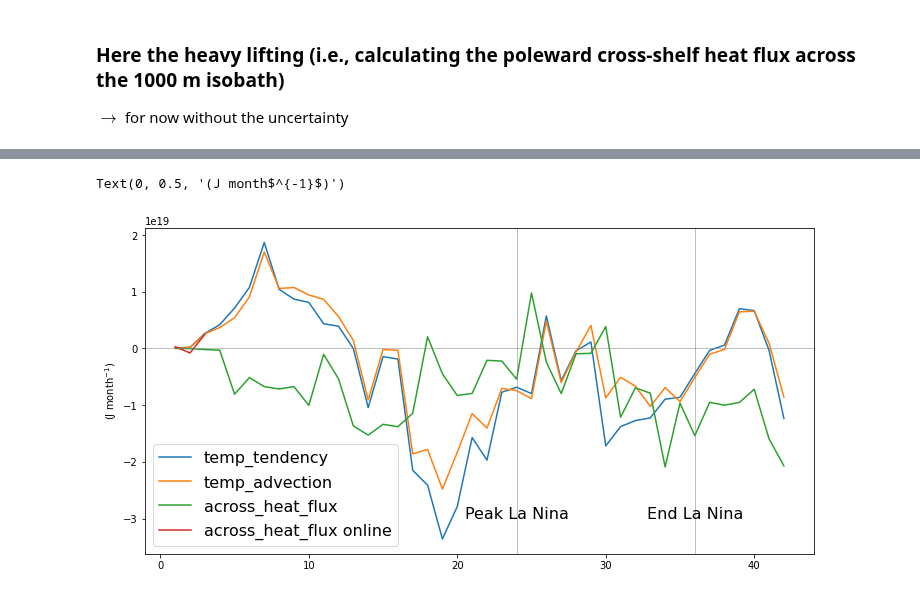
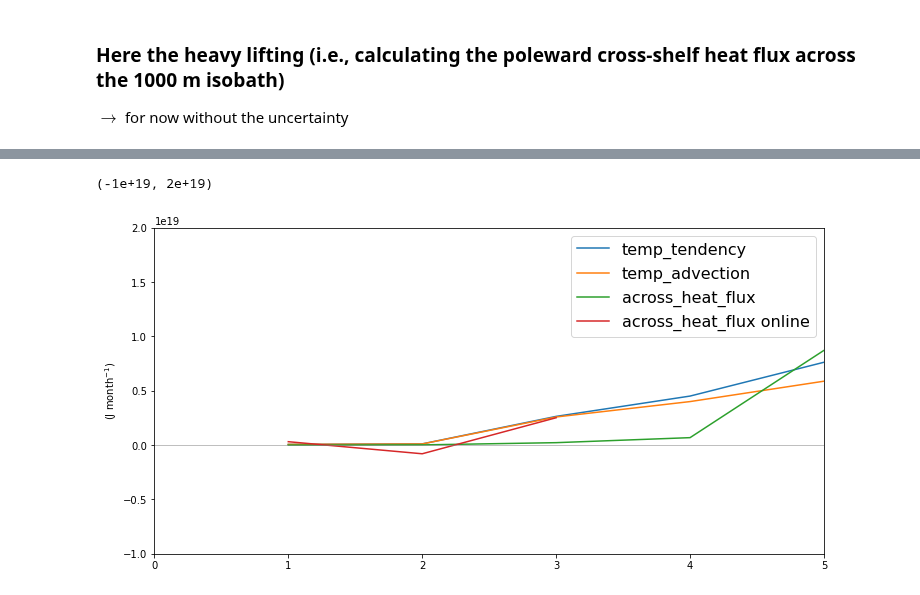
Before and after one commit to mauricehuguenin/sharing, a Jupyter notebook: across_shelf_heat_fluxes_discuss_with_ryan.ipynb, the cells around one changed output, grey strips where cells are left out. Saved outputs shown, nothing was run; the diff lists cells and outputs as text; code cells hidden in the pictures.

```diff
--- a/across_shelf_heat_fluxes_discuss_with_ryan.ipynb
+++ b/across_shelf_heat_fluxes_discuss_with_ryan.ipynb
@@ -86,13 +130,7 @@ mask_y_transport_ucells = xr.open_dataset(base_mask + 'mask_y_transport_ucells_1
     {'y_ocean': 'yu_ocean', 'x_ocean': 'xt_ocean'})[sel_lat[0]:sel_lat[1],sel_lon[0]:sel_lon[1]]
 mask_y_transport_ucells = mask_y_transport_ucells.where(mask_y_transport_ucells != 0)
 
-# -------------------------------------------------- #
-# multiply with -1 to get across-shelf, poleward directed mask (that is, each flux going south/in almost all cases east across the mask is positive)
-# mask_x_transport_ucells = mask_x_transport_ucells * -1
-mask_y_transport_ucells = mask_y_transport_ucells * -1
-# -------------------------------------------------- #
-
-plt.figure(figsize=(20,3)); plt.subplot(1,2,1); mask_x_transport_ucells[130:150,:60].plot(); plt.title('mask_x_1000m_isobath')
-plt.subplot(1,2,2); mask_y_transport_ucells[130:150,:60].plot(); plt.title('mask_y_1000m_isobath')
+plt.figure(figsize=(20,3)); plt.subplot(1,2,1); mask_x_transport_ucells[130:150,:60].plot(); plt.title('mask_x_transport_ucells')
+plt.subplot(1,2,2); mask_y_transport_ucells[130:150,:60].plot(); plt.title('mask_y_transport_ucells')
 # Wall time: 155 ms
 # %% [output]
@@ -254,11 +401,11 @@ for e in [2]: # loop through the two simulations ENFull and LNFull
                                  decode_times = True).dzt[0, depth[0]:depth[1], sel_lat[0]:sel_lat[1], sel_lon[0]:sel_lon[1]]
     if e == 2:
         # interpolate the temperatures onto the u-grid (yu_ocean, xu_ocean)
-        temp_LN_anom = (temp  - temp_clim).interp(yt_ocean=u.yu_ocean.values,xt_ocean=u.xu_ocean.values,method='linear').rename({'xt_ocean':'xu_ocean','yt_ocean':'yu_ocean'})
+        temp_LN_anom = (temp  - temp_clim).interp(yt_ocean=u.yu_ocean.values,xt_ocean=u.xu_ocean.values,method='nearest').rename({'xt_ocean':'xu_ocean','yt_ocean':'yu_ocean'})
         u_LN_anom    = (u     - u_clim)
         v_LN_anom    = (v     - v_clim)
         # and the same for the cell thickness
-        dzu_LN       = dzt.interp(yt_ocean=u.yu_ocean.values,xt_ocean=u.xu_ocean.values,method='linear').rename({'xt_ocean':'xu_ocean','yt_ocean':'yu_ocean'})
+        dzu_LN       = dzt.interp(yt_ocean=u.yu_ocean.values,xt_ocean=u.xu_ocean.values,method='nearest').rename({'xt_ocean':'xu_ocean','yt_ocean':'yu_ocean'})
 print('----------------------------------')
 # Wall time: 30.4 s
 # %% [output]
@@ -318,9 +465,12 @@ plt.figure(figsize=(12,6)); time = np.linspace(1,len(temp_tendency),len(temp_ten
 plt.plot(time, temp_tendency, label='temp_tendency')
 plt.plot(time, temp_advection, label='temp_advection')
 plt.plot(time, across_heat_flux, label='across_heat_flux')
-plt.plot(time2,temp_xflux_adv_LN+temp_yflux_adv_LN, label='across_heat_flux online')
-plt.axhline(0, c='grey', lw=.5); plt.axvline(24, c='grey', lw=.5); plt.text(24,-3e19,'Peak La Nina', ha='center', fontsize=16)
-plt.axvline(36, c='grey', lw=.5); plt.text(36,-3e19,'End La Nina', ha='center', fontsize=16)
+plt.plot(time2,(temp_xflux_adv_LN+temp_yflux_adv_LN)*-1, label='across_heat_flux online')
+plt.axhline(0, c='grey', lw=.5)
+plt.axvline(24, c='grey', lw=.5)
+# plt.text(24,-3e19,'Peak La Nina', ha='center', fontsize=16)
+# plt.axvline(36, c='grey', lw=.5); plt.text(36,-3e19,'End La Nina', ha='center', fontsize=16)
 plt.legend(fontsize=16); plt.ylabel('(J month$^{-1}$)')
+plt.xlim(0,5); plt.ylim(-1e19,2e19)
 # Wall time:
 # %% [output]
@@ -329,2 +479,2 @@ Wall time: 27.6 ms
-Text(0, 0.5, '(J month$^{-1}$)')
+(-1e+19, 2e+19)
-[figure, old version]
+[figure, new version]
```
Also changed, not shown: parts of 31 cells of this notebook.
